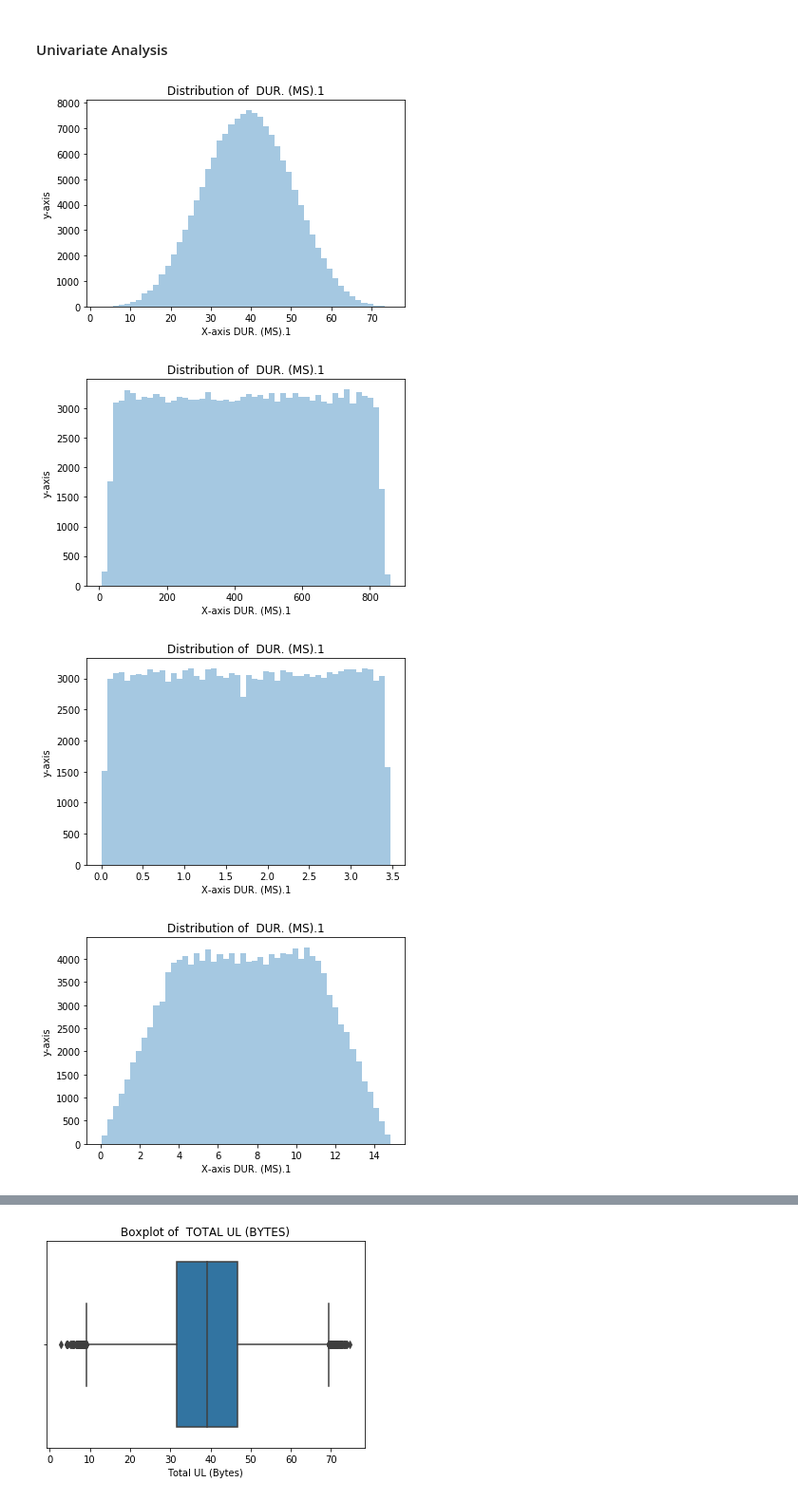
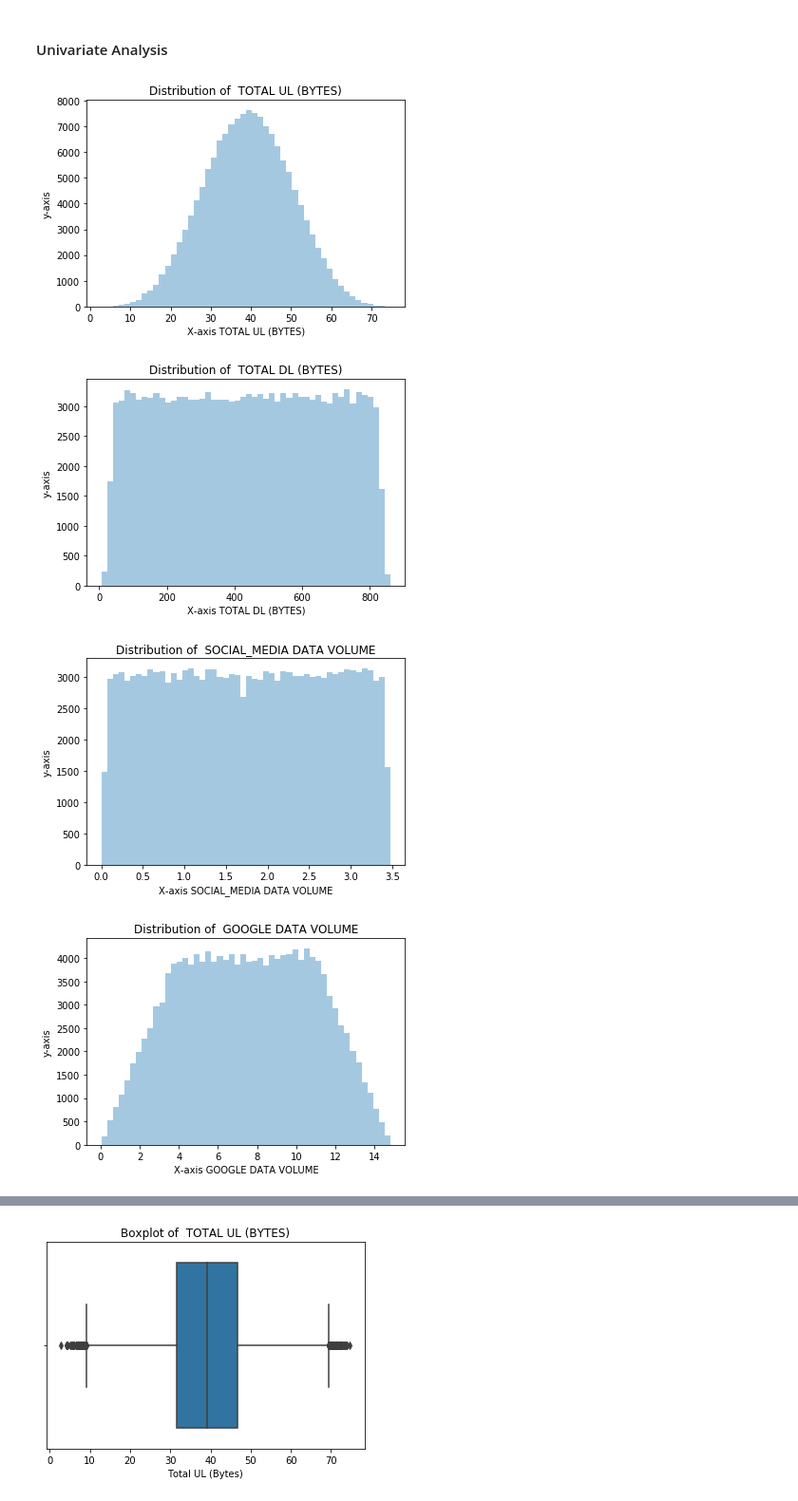
Before and after one commit to jayeolasegun/10Academy_week2, a Jupyter notebook: code/user_analytics.ipynb, the cells around one changed output, grey strips where cells are left out. Shown at 95% size. Saved outputs shown, nothing was run; the diff lists cells and outputs as text; code cells hidden in the pictures.

```diff
--- a/code/user_analytics.ipynb
+++ b/code/user_analytics.ipynb
@@ -468,4 +469,4 @@ data2 = data[['Bearer Id','Dur. (ms).1','Total UL (Bytes)','Total DL (Bytes)','S
                                            'Gaming Data Volume']]
 # %%
 # create a new column which is the addition of total download and total upload
-data2['Total Data Volume'] = data['Total DL (Bytes)'].add(data['Total UL (Bytes)'])
+user_overview_analysis_df['Total Data Volume'] = data_['Total DL (Bytes)'].add(data_['Total UL (Bytes)'])
@@ -472,10 +477,10 @@ data2['Total Data Volume'] = data['Total DL (Bytes)'].add(data['Total UL (Bytes)
 # %%
 # applied the conversion on this column --> from bytes to megabytes
 
-data_mb = data2[['Total UL (Bytes)','Total DL (Bytes)','Social_media Data Volume','Google Data Volume',\
+user_overview_analysis_df = user_overview_analysis_df[['Total UL (Bytes)','Total DL (Bytes)','Social_media Data Volume','Google Data Volume',\
         'Other Data Volume', 'Email Data Volume','Youtube Data Volume', 'Netflix Data Volume', \
          'Gaming Data Volume','Total Data Volume']].applymap(bytes_to_megabytes)
 # %%
 # dataframe contains converted values in megabytes
-data_mb[['Bearer Id','Dur. (ms).1']] = data2[['Bearer Id','Dur. (ms).1']]
+user_overview_analysis_df[['Bearer Id','Dur. (ms).1']] = data_[['Bearer Id','Dur. (ms).1']]
 # %%
@@ -526,16 +531,16 @@ plt.show()
 def dist(col, data, hist = True , kde = False, size = 8):
 
     plot = sns.distplot(data[col], hist = hist, kde = kde)
-    plt.xlabel(f'X-axis {c.upper()}')
+    plt.xlabel(f'X-axis {col.upper()}')
     plt.ylabel('y-axis')
-    plt.title("Distribution"+ " "+ "of" + " "+ " " + c.upper() )
+    plt.title("Distribution"+ " "+ "of" + " "+ " " + col.upper() )
     plt.show()
     return
 # %%
-for col in data_mb.select_dtypes(include = ['float64','int64']).columns:
-    dist(col, data = data_mb)
+for col in user_overview_analysis_df.select_dtypes(include = ['float64','int64']).columns:
+    dist(col, data = user_overview_analysis_df)
 # %% [output]
-[figure, old version]
+[figure, new version]
-[figure, old version]
+[figure, new version]
-[figure, old version]
+[figure, new version]
-[figure, old version]
+[figure, new version]
```
Also changed, not shown: parts of 53 cells of this notebook, 7 other files.
